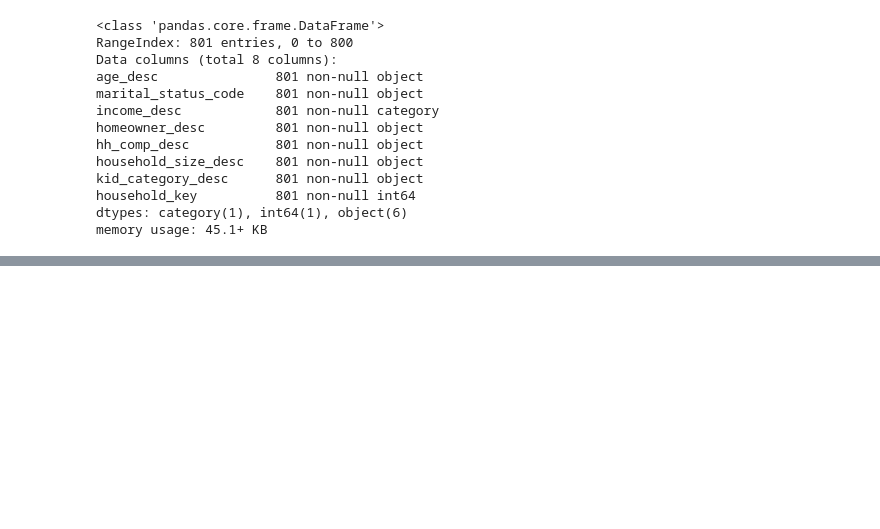
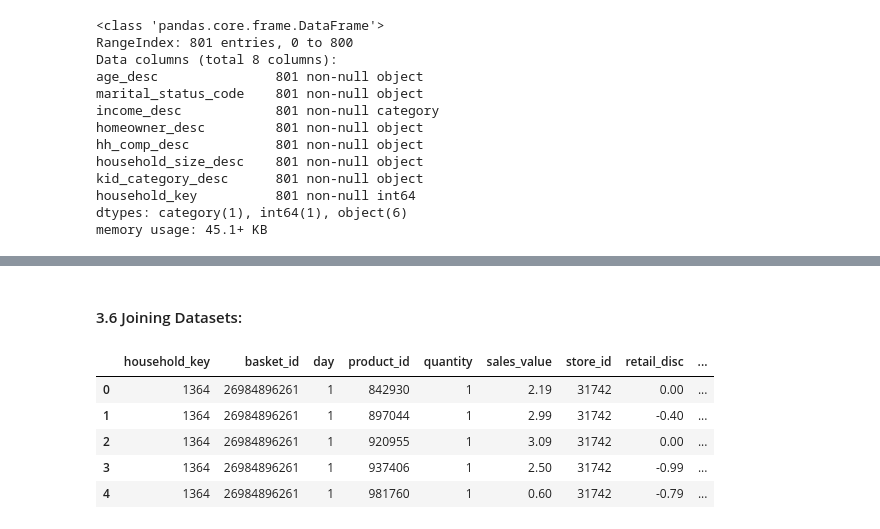
Before and after one commit to CJL89/Cold-Starter-Analysis, a Jupyter notebook: Cold_Starters_Data_Cleaning.ipynb, the cells around one changed output, grey strips where cells are left out. Saved outputs shown, nothing was run; the diff lists cells and outputs as text; code cells hidden in the pictures; blank space fills up the shorter version.

```diff
--- a/Cold_Starters_Data_Cleaning.ipynb
+++ b/Cold_Starters_Data_Cleaning.ipynb
@@ -194,0 +236,12 @@ memory usage: 45.1+ KB
+# %% [markdown]
+#### 3.6 Joining Datasets:
+# %%
+df = transaction_df_clean.merge(demographic_df, on='household_key')
+df.head()
+# %% [output]
+|  | household_key | basket_id | day | product_id | quantity | sales_value | store_id | retail_disc | ... |
+| 0 | 1364 | 26984896261 | 1 | 842930 | 1 | 2.19 | 31742 | 0.00 | ... |
+| 1 | 1364 | 26984896261 | 1 | 897044 | 1 | 2.99 | 31742 | -0.40 | ... |
+| 2 | 1364 | 26984896261 | 1 | 920955 | 1 | 3.09 | 31742 | 0.00 | ... |
+| 3 | 1364 | 26984896261 | 1 | 937406 | 1 | 2.50 | 31742 | -0.99 | ... |
+| 4 | 1364 | 26984896261 | 1 | 981760 | 1 | 0.60 | 31742 | -0.79 | ... |
```
Also changed, not shown: parts of 13 cells of this notebook.
